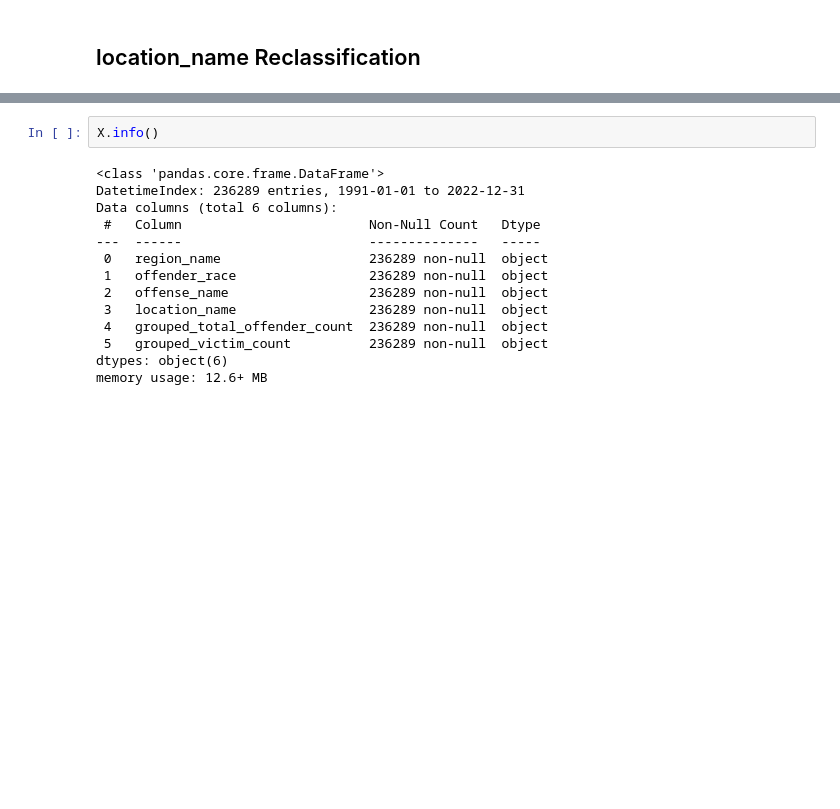
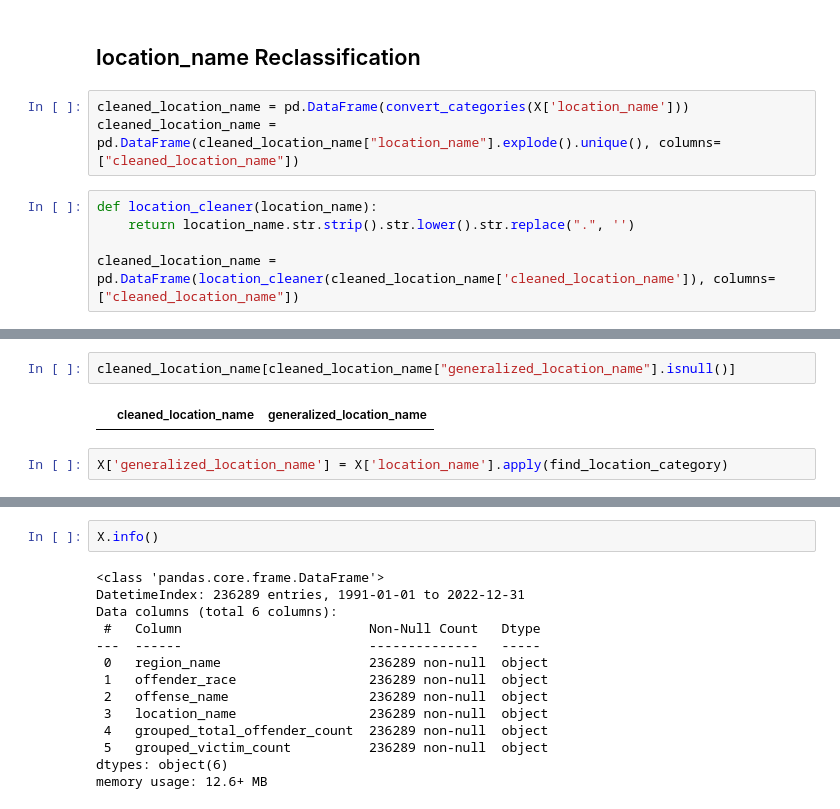
Before and after one commit to UWI-Zess/COMP6940-Project, a Jupyter notebook: main.ipynb, the cells around one changed output, grey strips where cells are left out. Cells and saved outputs as stored; diff of their text form; blank space fills up the shorter version.

```diff
--- a/main.ipynb
+++ b/main.ipynb
@@ -907,2 +897,10 @@ X.dropna(inplace=True)
 # %% [markdown]
 ## location_name Reclassification
+# %%
+cleaned_location_name = pd.DataFrame(convert_categories(X['location_name']))
+cleaned_location_name = pd.DataFrame(cleaned_location_name["location_name"].explode().unique(), columns=["cleaned_location_name"])
+# %%
+def location_cleaner(location_name):
+    return location_name.str.strip().str.lower().str.replace(".", '')
+
+cleaned_location_name = pd.DataFrame(location_cleaner(cleaned_location_name['cleaned_location_name']), columns=["cleaned_location_name"])
@@ -908,0 +957,6 @@ X.dropna(inplace=True)
+# %%
+cleaned_location_name[cleaned_location_name["generalized_location_name"].isnull()]
+# %% [output]
+|  | cleaned_location_name | generalized_location_name |
+# %%
+X['generalized_location_name'] = X['location_name'].apply(find_location_category)
```
Also changed, not shown: parts of 11 cells of this notebook.
